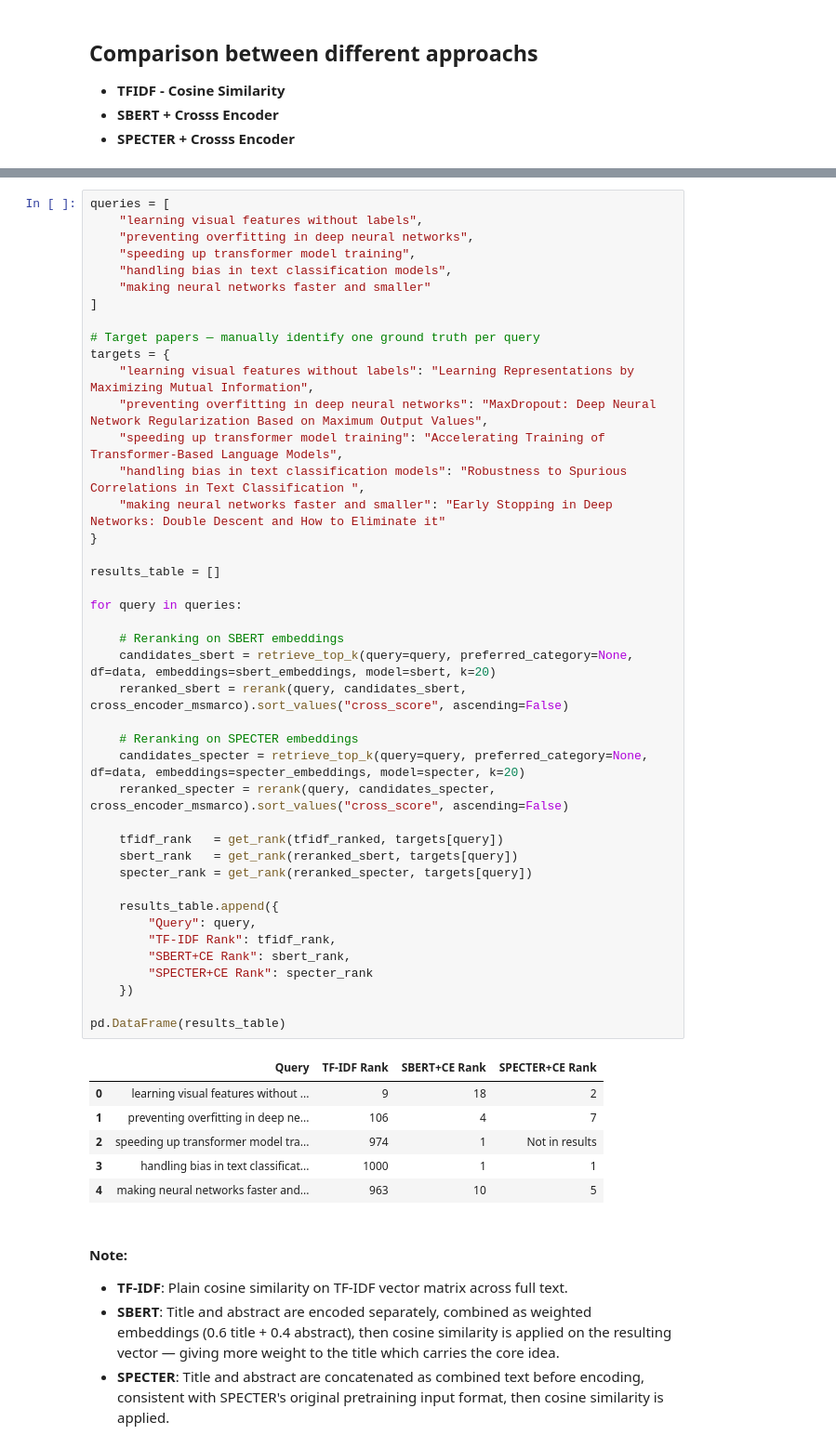
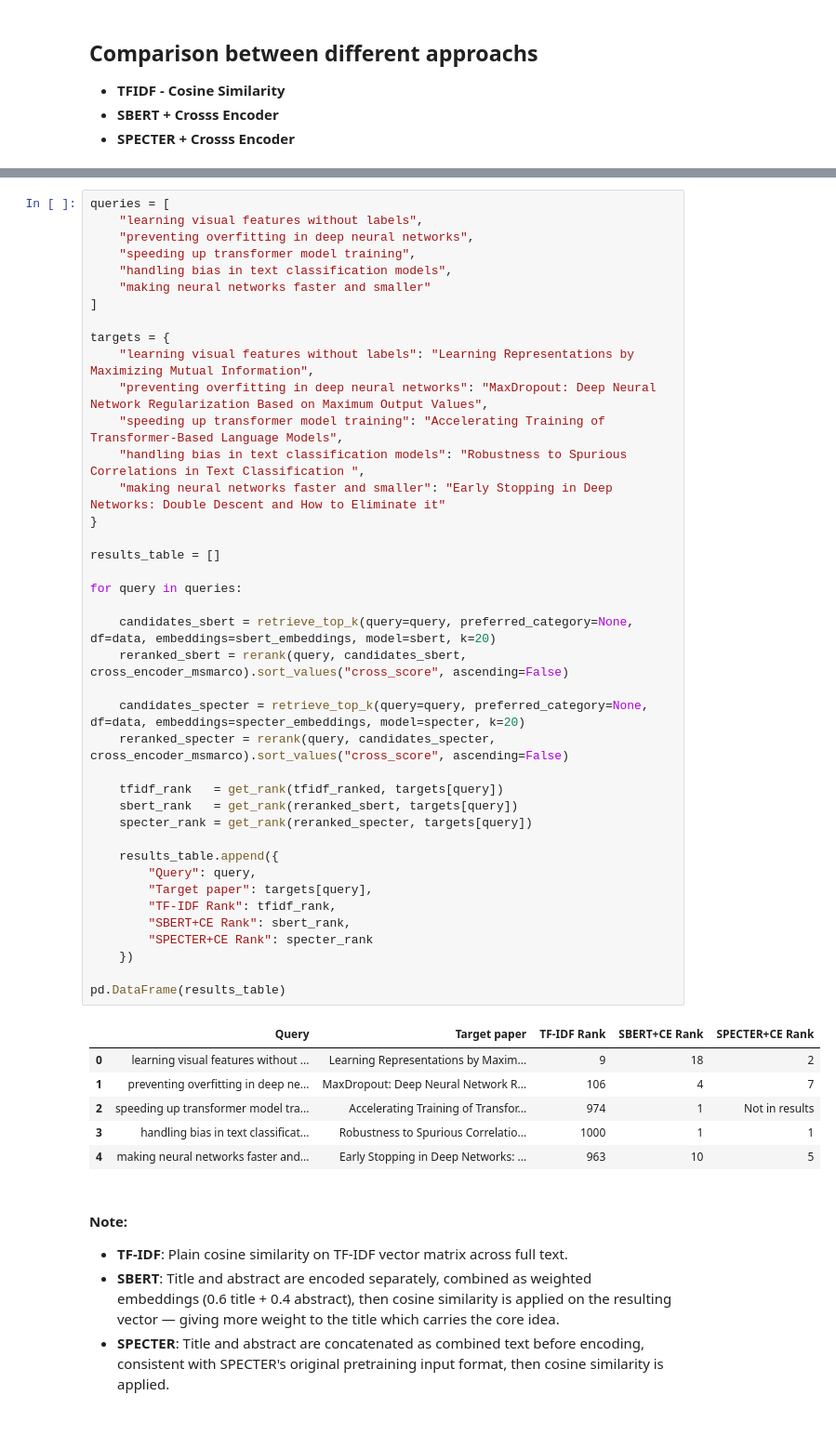
Before and after one commit to sarthakghavghave/scientific-literature-filtering, a Jupyter notebook: notebooks/03_cross_encoder_reranking.ipynb, the cells around one changed output, grey strips where cells are left out. Shown at 93% size. Cells and saved outputs as stored; diff of their text form.

```diff
--- a/notebooks/03_cross_encoder_reranking.ipynb
+++ b/notebooks/03_cross_encoder_reranking.ipynb
@@ -144,46 +127,44 @@ queries = [
     "making neural networks faster and smaller"
 ]
 
-# Target papers — manually identify one ground truth per query
 targets = {
     "learning visual features without labels": "Learning Representations by Maximizing Mutual Information",
     "preventing overfitting in deep neural networks": "MaxDropout: Deep Neural Network Regularization Based on Maximum Output Values",
     "speeding up transformer model training": "Accelerating Training of Transformer-Based Language Models",
     "handling bias in text classification models": "Robustness to Spurious Correlations in Text Classification ",
     "making neural networks faster and smaller": "Early Stopping in Deep Networks: Double Descent and How to Eliminate it"
 }
 
 results_table = []
 
 for query in queries:
 
-    # Reranking on SBERT embeddings
     candidates_sbert = retrieve_top_k(query=query, preferred_category=None, df=data, embeddings=sbert_embeddings, model=sbert, k=20)
     reranked_sbert = rerank(query, candidates_sbert, cross_encoder_msmarco).sort_values("cross_score", ascending=False)
 
-    # Reranking on SPECTER embeddings
     candidates_specter = retrieve_top_k(query=query, preferred_category=None, df=data, embeddings=specter_embeddings, model=specter, k=20)
     reranked_specter = rerank(query, candidates_specter, cross_encoder_msmarco).sort_values("cross_score", ascending=False)
 
     tfidf_rank   = get_rank(tfidf_ranked, targets[query])
     sbert_rank   = get_rank(reranked_sbert, targets[query])
     specter_rank = get_rank(reranked_specter, targets[query])
 
     results_table.append({
         "Query": query,
+        "Target paper": targets[query],
         "TF-IDF Rank": tfidf_rank,
         "SBERT+CE Rank": sbert_rank,
         "SPECTER+CE Rank": specter_rank
     })
 
 pd.DataFrame(results_table)
 # %% [output]
-|  | Query | TF-IDF Rank | SBERT+CE Rank | SPECTER+CE Rank |
-| 0 | learning visual features without ... | 9 | 18 | 2 |
-| 1 | preventing overfitting in deep ne... | 106 | 4 | 7 |
-| 2 | speeding up transformer model tra... | 974 | 1 | Not in results |
-| 3 | handling bias in text classificat... | 1000 | 1 | 1 |
-| 4 | making neural networks faster and... | 963 | 10 | 5 |
+|  | Query | Target paper | TF-IDF Rank | SBERT+CE Rank | SPECTER+CE Rank |
+| 0 | learning visual features without ... | Learning Representations by Maxim... | 9 | 18 | 2 |
+| 1 | preventing overfitting in deep ne... | MaxDropout: Deep Neural Network R... | 106 | 4 | 7 |
+| 2 | speeding up transformer model tra... | Accelerating Training of Transfor... | 974 | 1 | Not in results |
+| 3 | handling bias in text classificat... | Robustness to Spurious Correlatio... | 1000 | 1 | 1 |
+| 4 | making neural networks faster and... | Early Stopping in Deep Networks: ... | 963 | 10 | 5 |
 # %% [markdown]
 #### Note:
 - **TF-IDF**: Plain cosine similarity on TF-IDF vector matrix across full text.
```
Also changed, not shown: parts of 11 cells of this notebook, 4 other files.
